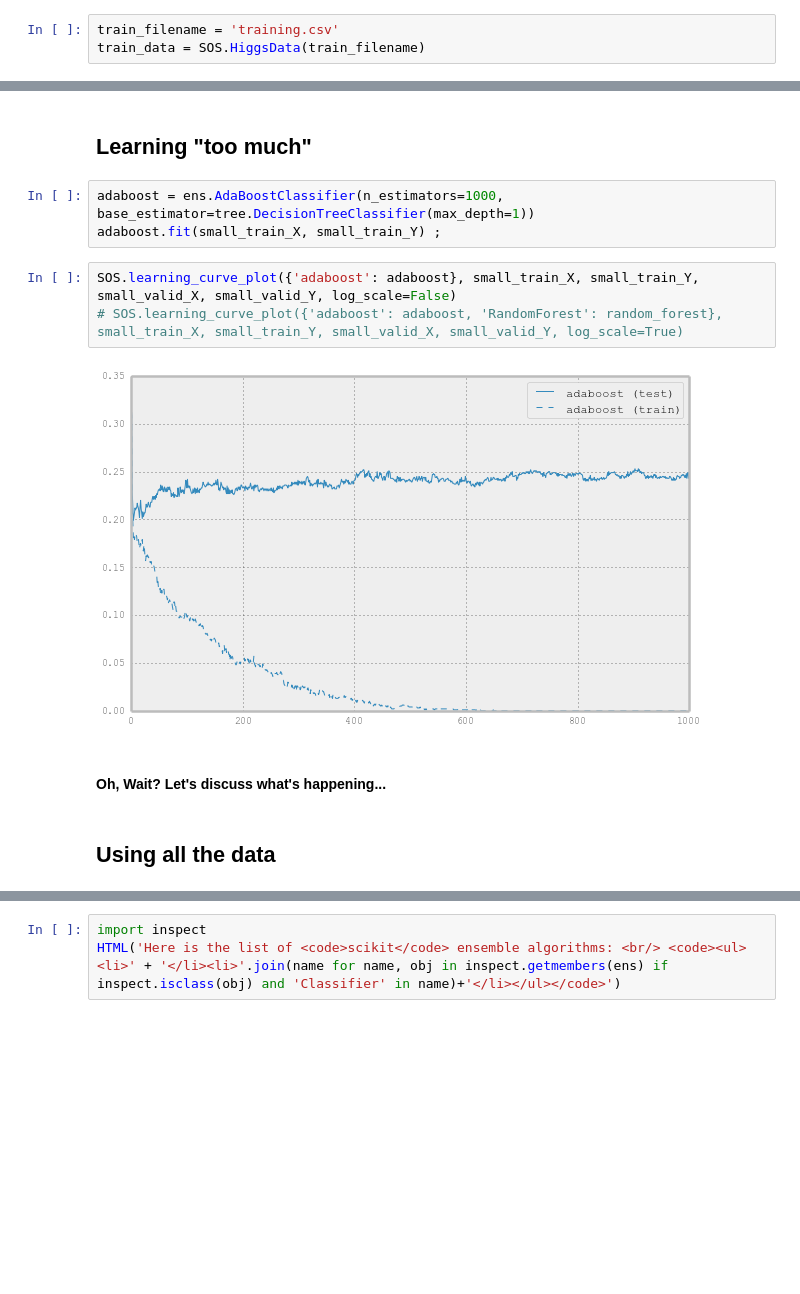
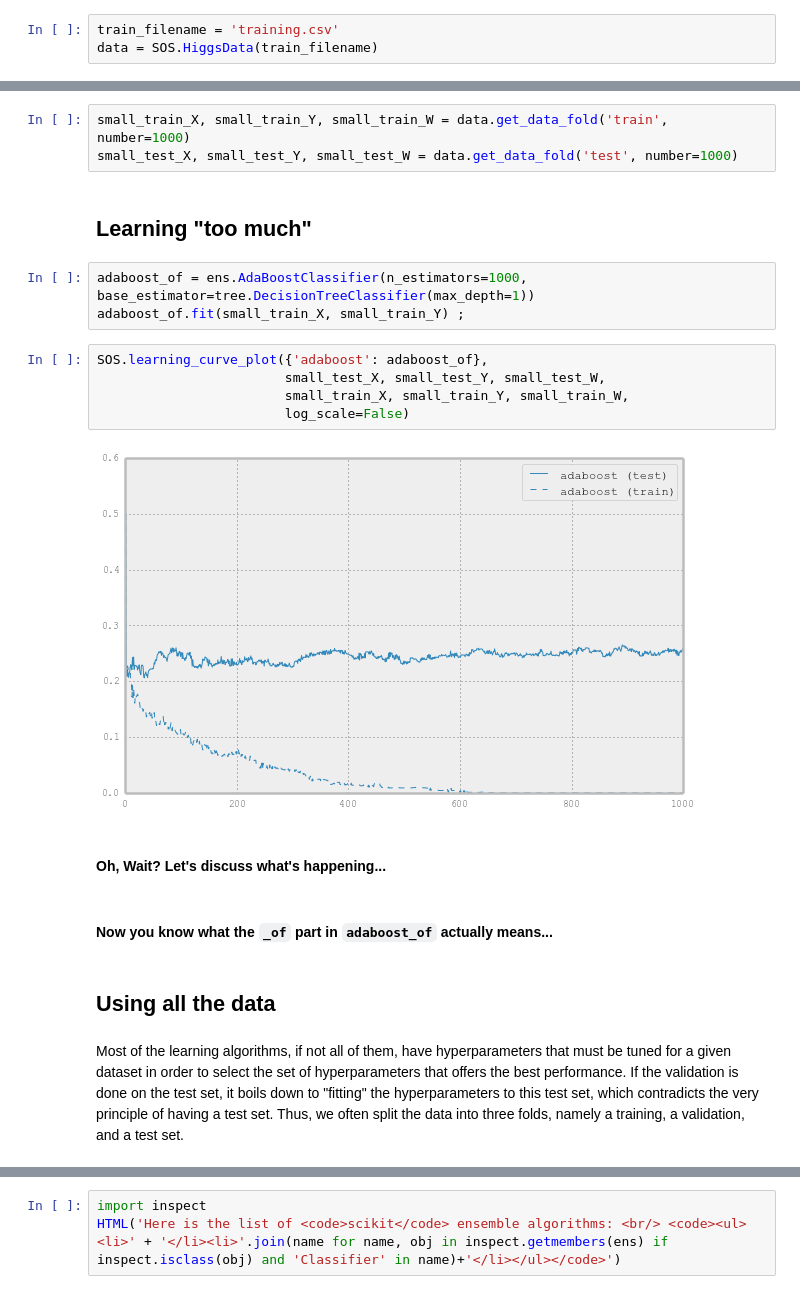
Before and after one commit to Djabbz/SOS14_practical_session, a Jupyter notebook: SOS.ipynb, the cells around one changed output, grey strips where cells are left out. Cells and saved outputs as stored; diff of their text form; blank space fills up the shorter version.

```diff
--- a/SOS.ipynb
+++ b/SOS.ipynb
@@ -64,7 +60,7 @@ HTML('<iframe src=https://www.kaggle.com/c/higgs-boson/leaderboard#leaderboard-t
 # Let's get started...
 # %%
 train_filename = 'training.csv'
-train_data = SOS.HiggsData(train_filename)
+data = SOS.HiggsData(train_filename)
 # %% [markdown]
 ### Python, ipython notebook and the scientific libraries
 # %%
@@ -123,15 +109,24 @@ small_valid_Y = Y[subset_size/2:]
+# %%
+small_train_X, small_train_Y, small_train_W = data.get_data_fold('train', number=1000)
+small_test_X, small_test_Y, small_test_W = data.get_data_fold('test', number=1000)
 # %% [markdown]
 ## Learning "too much"
 # %%
-adaboost = ens.AdaBoostClassifier(n_estimators=1000, base_estimator=tree.DecisionTreeClassifier(max_depth=1))
-adaboost.fit(small_train_X, small_train_Y) ;
+adaboost_of = ens.AdaBoostClassifier(n_estimators=1000, base_estimator=tree.DecisionTreeClassifier(max_depth=1))
+adaboost_of.fit(small_train_X, small_train_Y) ;
-# %%
-SOS.learning_curve_plot({'adaboost': adaboost}, small_train_X, small_train_Y, small_valid_X, small_valid_Y, log_scale=False)
-# SOS.learning_curve_plot({'adaboost': adaboost, 'RandomForest': random_forest}, small_train_X, small_train_Y, small_valid_X, small_valid_Y, log_scale=True)
-# %% [output]
-[figure, removed]
+# %%
+SOS.learning_curve_plot({'adaboost': adaboost_of},
+                        small_test_X, small_test_Y, small_test_W,
+                        small_train_X, small_train_Y, small_train_W,
+                        log_scale=False)
+# %% [output]
+[figure, added]
 # %% [markdown]
 #### Oh, Wait? Let's discuss what's happening...
+# %% [markdown]
+#### Now you know what the `_of` part in `adaboost_of` actually means...
 # %% [markdown]
 ## Using all the data
+# %% [markdown]
+Most of the learning algorithms, if not all of them, have hyperparameters that must be tuned for a given dataset in order to select the set of hyperparameters that offers the best performance. If the validation is done on the test set, it boils down to "fitting" the hyperparameters to this test set, which contradicts the very principle of having a test set. Thus, we often split the data into three folds, namely a training, a validation, and a test set.
 # %%
```
Also changed, not shown: parts of 36 cells of this notebook, 1 other file.
